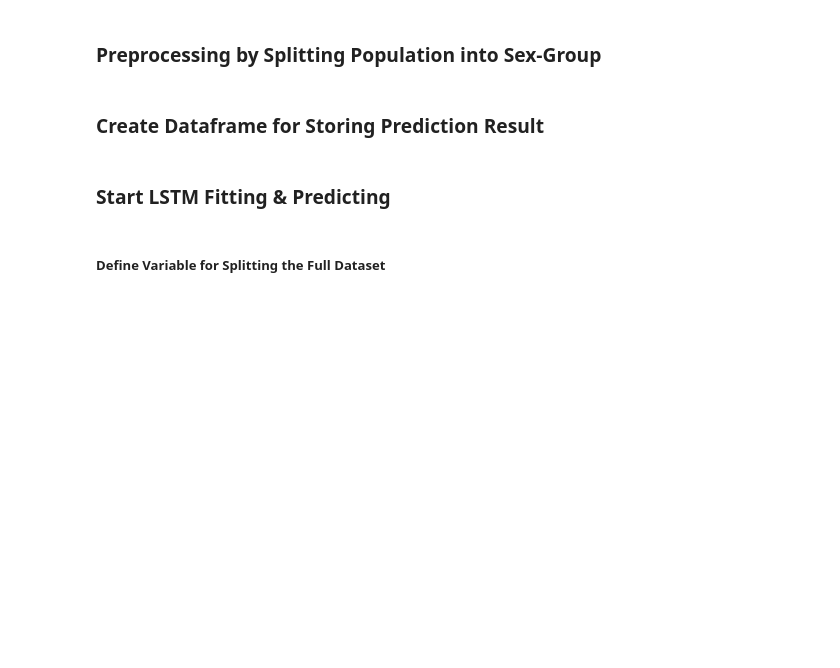
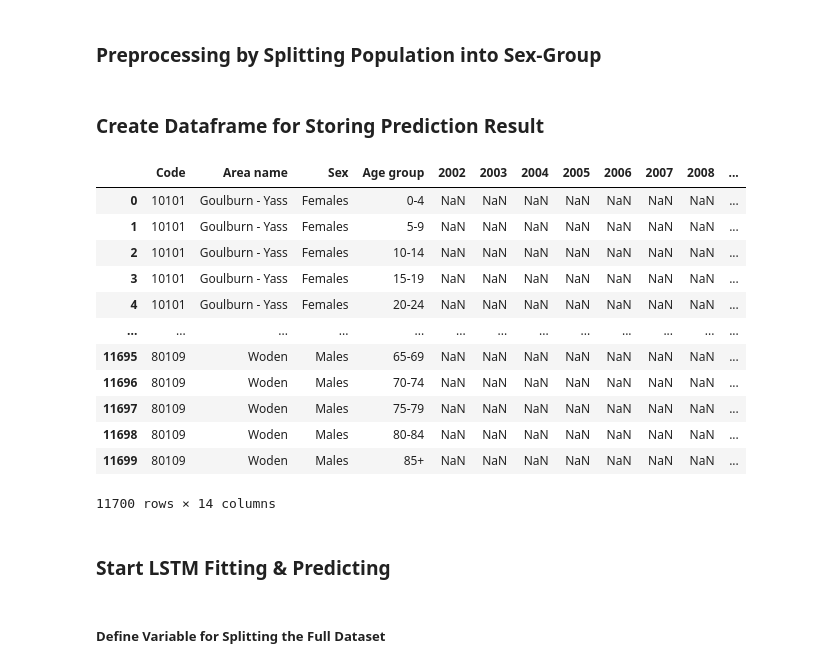
Before and after one commit to RelaxZhang/Data-Science-Project, a Jupyter notebook: Code/LSTM_Iterative_Predict_Type1_comb.ipynb, the cells around one changed output. Saved outputs shown, nothing was run; the diff lists cells and outputs as text; code cells hidden in the pictures; blank space fills up the shorter version.

```diff
--- a/Code/LSTM_Iterative_Predict_Type1_comb.ipynb
+++ b/Code/LSTM_Iterative_Predict_Type1_comb.ipynb
@@ -52,6 +56,22 @@ for sa3_code in range(0,sa3_num):
     for age_group in range(18):
         output.loc[sa3_code*36+age_group] = {'Code':sa3_codes[sa3_code],'Area name':sa3_names[sa3_code],'Sex':'Females','Age group':age_groups[age_group]}
         output.loc[sa3_code*36+18+age_group] = {'Code':sa3_codes[sa3_code],'Area name':sa3_names[sa3_code],'Sex':'Males','Age group':age_groups[age_group]}
+# %%
+output
+# %% [output]
+|  | Code | Area name | Sex | Age group | 2002 | 2003 | 2004 | 2005 | 2006 | 2007 | 2008 | ... |
+| 0 | 10101 | Goulburn - Yass | Females | 0-4 | NaN | NaN | NaN | NaN | NaN | NaN | NaN | ... |
+| 1 | 10101 | Goulburn - Yass | Females | 5-9 | NaN | NaN | NaN | NaN | NaN | NaN | NaN | ... |
+| 2 | 10101 | Goulburn - Yass | Females | 10-14 | NaN | NaN | NaN | NaN | NaN | NaN | NaN | ... |
+| 3 | 10101 | Goulburn - Yass | Females | 15-19 | NaN | NaN | NaN | NaN | NaN | NaN | NaN | ... |
+| 4 | 10101 | Goulburn - Yass | Females | 20-24 | NaN | NaN | NaN | NaN | NaN | NaN | NaN | ... |
+| ... | ... | ... | ... | ... | ... | ... | ... | ... | ... | ... | ... | ... |
+| 11695 | 80109 | Woden | Males | 65-69 | NaN | NaN | NaN | NaN | NaN | NaN | NaN | ... |
+| 11696 | 80109 | Woden | Males | 70-74 | NaN | NaN | NaN | NaN | NaN | NaN | NaN | ... |
+| 11697 | 80109 | Woden | Males | 75-79 | NaN | NaN | NaN | NaN | NaN | NaN | NaN | ... |
+| 11698 | 80109 | Woden | Males | 80-84 | NaN | NaN | NaN | NaN | NaN | NaN | NaN | ... |
+| 11699 | 80109 | Woden | Males | 85+ | NaN | NaN | NaN | NaN | NaN | NaN | NaN | ... |
+11700 rows × 14 columns
 # %% [markdown]
 ### Start LSTM Fitting & Predicting
 # %% [markdown]
```
Also changed, not shown: parts of 7 cells of this notebook, 1 other file.
